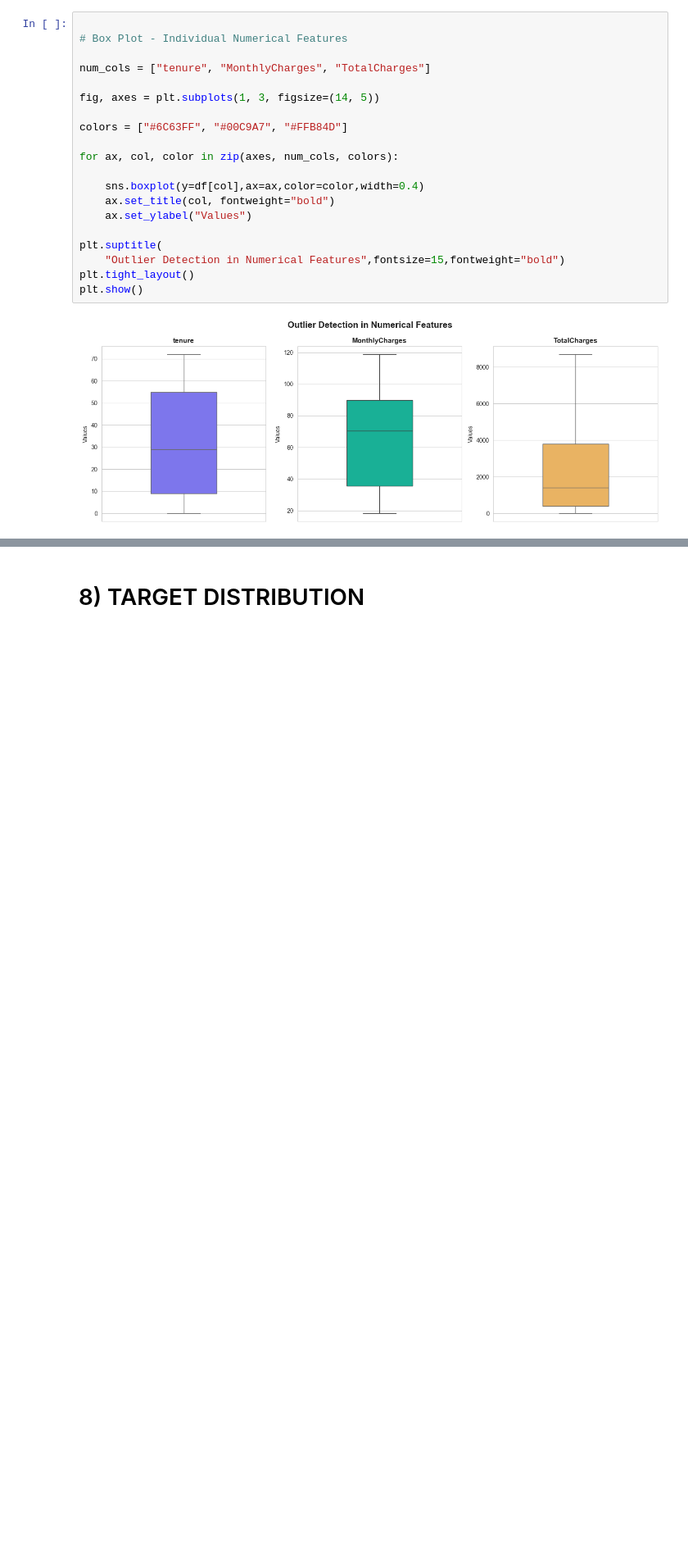
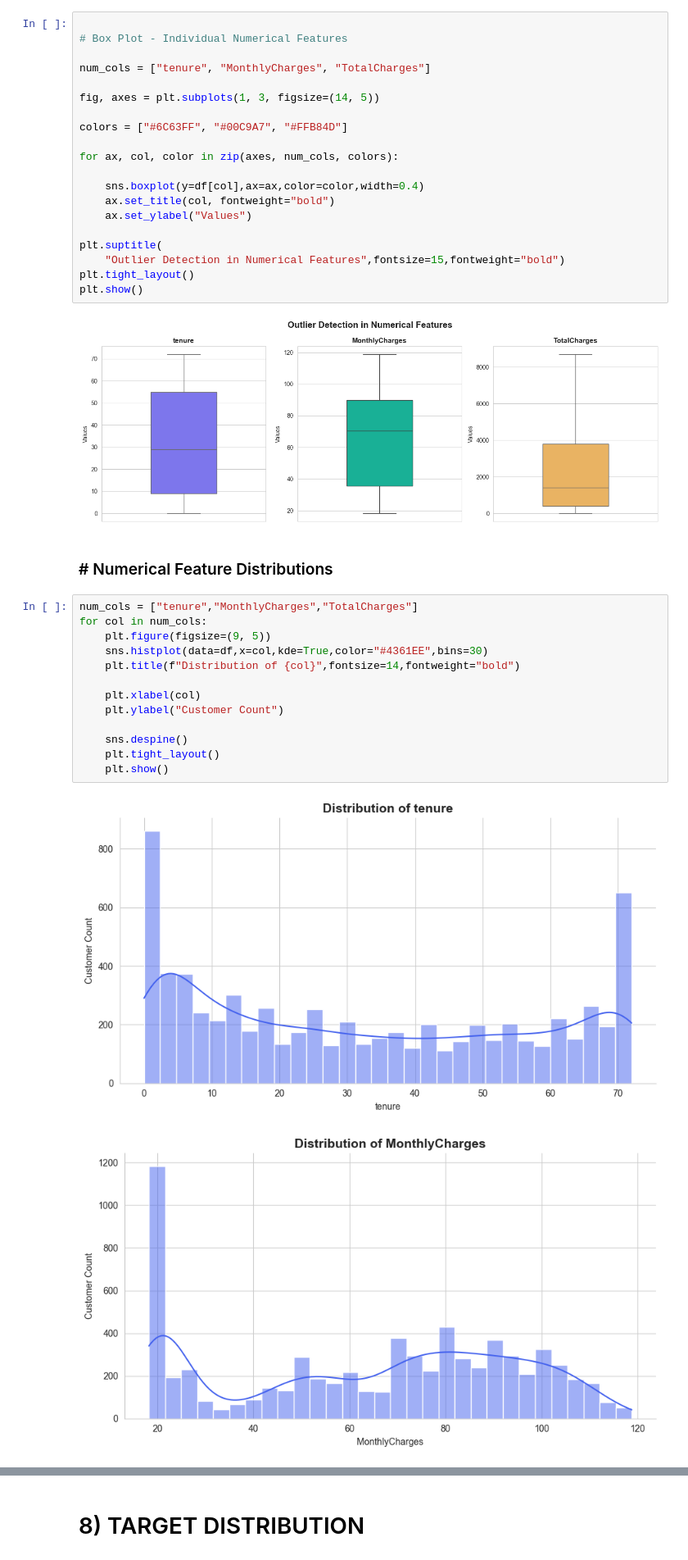
Before and after one commit to ABHINDEV01/ChurnShield-AI, a Jupyter notebook: note book/EDA.ipynb, the cells around one changed output, grey strips where cells are left out. Shown at 82% size. Saved outputs shown, nothing was run; the diff lists cells and outputs as text; blank space fills up the shorter version.

```diff
--- a/note book/EDA.ipynb
+++ b/note book/EDA.ipynb
@@ -275,3 +324,21 @@ plt.tight_layout()
 plt.show()
 # %% [output]
 [figure]
+# %% [markdown]
+### # Numerical Feature Distributions
+# %%
+num_cols = ["tenure","MonthlyCharges","TotalCharges"]
+for col in num_cols:
+    plt.figure(figsize=(9, 5))
+    sns.histplot(data=df,x=col,kde=True,color="#4361EE",bins=30)
+    plt.title(f"Distribution of {col}",fontsize=14,fontweight="bold")
+
+    plt.xlabel(col)
+    plt.ylabel("Customer Count")
+
+    sns.despine()
+    plt.tight_layout()
+    plt.show()
+# %% [output]
+[figure, added]
+[figure, added]
```
Also changed, not shown: parts of 14 cells of this notebook.
